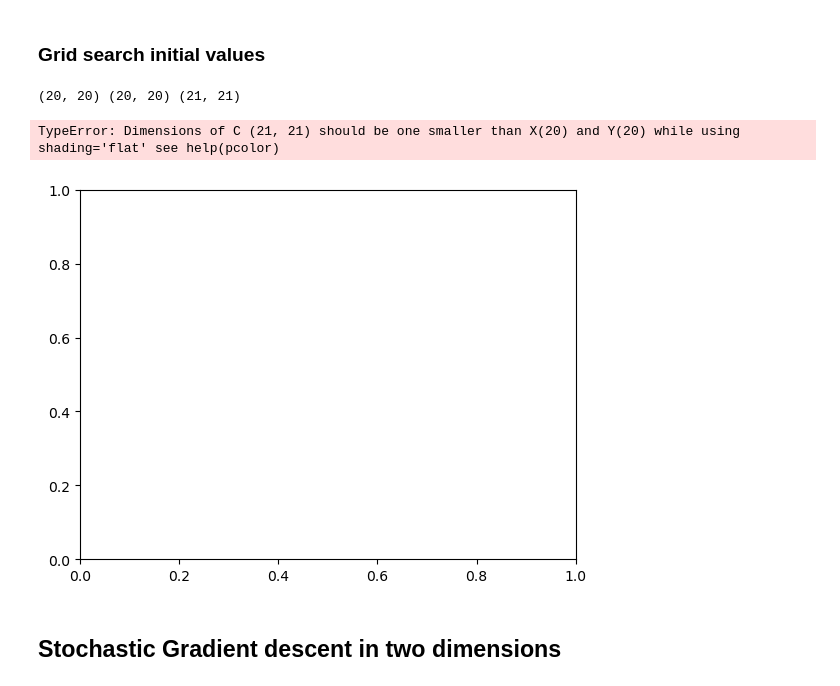
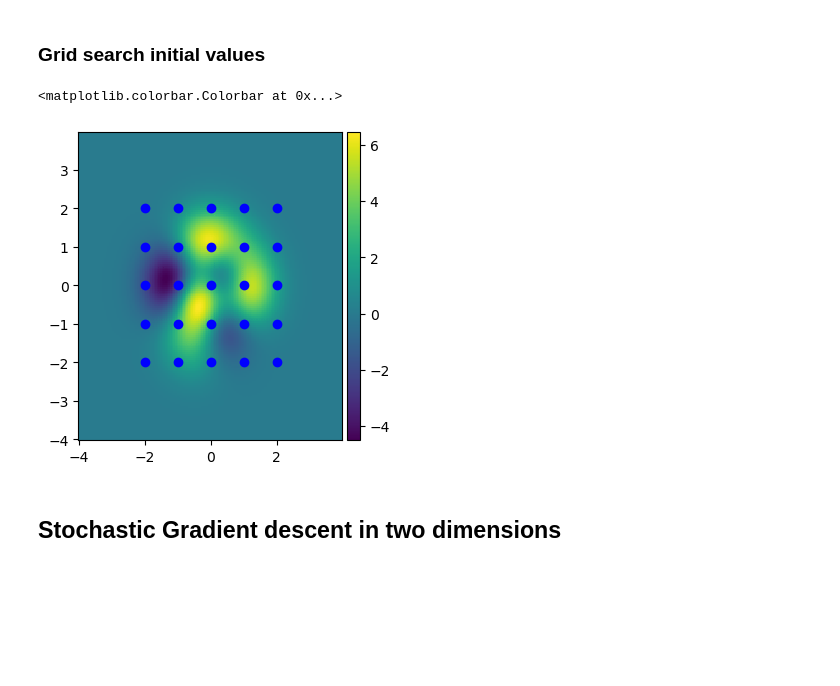
Before and after one commit to LinusLach/Blog, a Jupyter notebook: posts/post-with-code/Pytorch/Post_02.ipynb, the cells around one changed output. Cells and saved outputs as stored; diff of their text form; code cells hidden in the pictures; blank space fills up the shorter version.

Commit message:
Added grid search for 2d gradient descent

```diff
--- a/posts/post-with-code/Pytorch/Post_02.ipynb
+++ b/posts/post-with-code/Pytorch/Post_02.ipynb
@@ -245,13 +249,2 @@ plt.plot(grid,tmp)
 # %% [markdown]
 ### Grid search initial values
-# %%
-def iv_grid(X0,Y0):
-    res = np.zeros((len(X0),len(Y0)))
-    for j,x0 in enumerate(X0):
-        for i,y0 in enumerate(Y0):
-           res[i,j] = train_model_GD(20,0.01,f_,x0,y0)[2][-1]
-    return res
-# %%
-n=5
-X0 = [torch.tensor(i/n,requires_grad=True) for i in range(-10,11,1)]
-Y0 = [torch.tensor(i/n,requires_grad=True) for i in range(-10,11,1)]
@@ -262,13 +251,29 @@ XX0,YY0 = np.meshgrid(np.arange(-2,2,0.2),np.arange(-2,2,0.2))
-# %%
-print(XX0.shape,YY0.shape,tmp.shape)
-# %% [output]
-(20, 20) (20, 20) (21, 21)
-# %%
-plt.pcolor(XX0,YY0,tmp)
-plt.colorbar()
-# %% [output]
-TypeError: Dimensions of C (21, 21) should be one smaller than X(20) and Y(20) while using shading='flat' see help(pcolor)
-[figure, removed]
+# %%
+def iv_grid(n):
+    RES = []
+    for j in range(-2*n,2*n+1,2):
+        for i in range(-2*n,2*n+1,2):
+          RES.append(train_model_GD(20,0.1,f_,torch.tensor(i/n,requires_grad=True),torch.tensor(j/n,requires_grad=True)))
+    return RES
+# %%
+n=2
+tmp = iv_grid(n)
+# %%
+XX0,YY0 = np.meshgrid(np.arange(-2,2.2,0.2,),np.arange(-2,2.2,0.2))
+fig = plt.figure(figsize = (8,4))
+
+ax1 = fig.add_subplot(121)
+
+im1 = ax1.pcolor(XX, YY, ZZ)
+for i in range(np.shape(tmp)[0]):
+    #im2 = ax1.plot(tmp[i][0], tmp[i][1], 'o-r')
+    im2 = ax1.plot(tmp[i][0][0], tmp[i][1][0], 'o-b')
+    divider = make_axes_locatable(ax1)
+cax = divider.append_axes('right', size='5%', pad=0.05)
+fig.colorbar(im1, cax=cax, orientation='vertical')
+# %% [output]
+<matplotlib.colorbar.Colorbar at 0x...>
+[figure, added]
 # %% [markdown]
 ## Stochastic Gradient descent in two dimensions
 # %%
```
Also changed, not shown: parts of 8 cells of this notebook, 2 other files.
